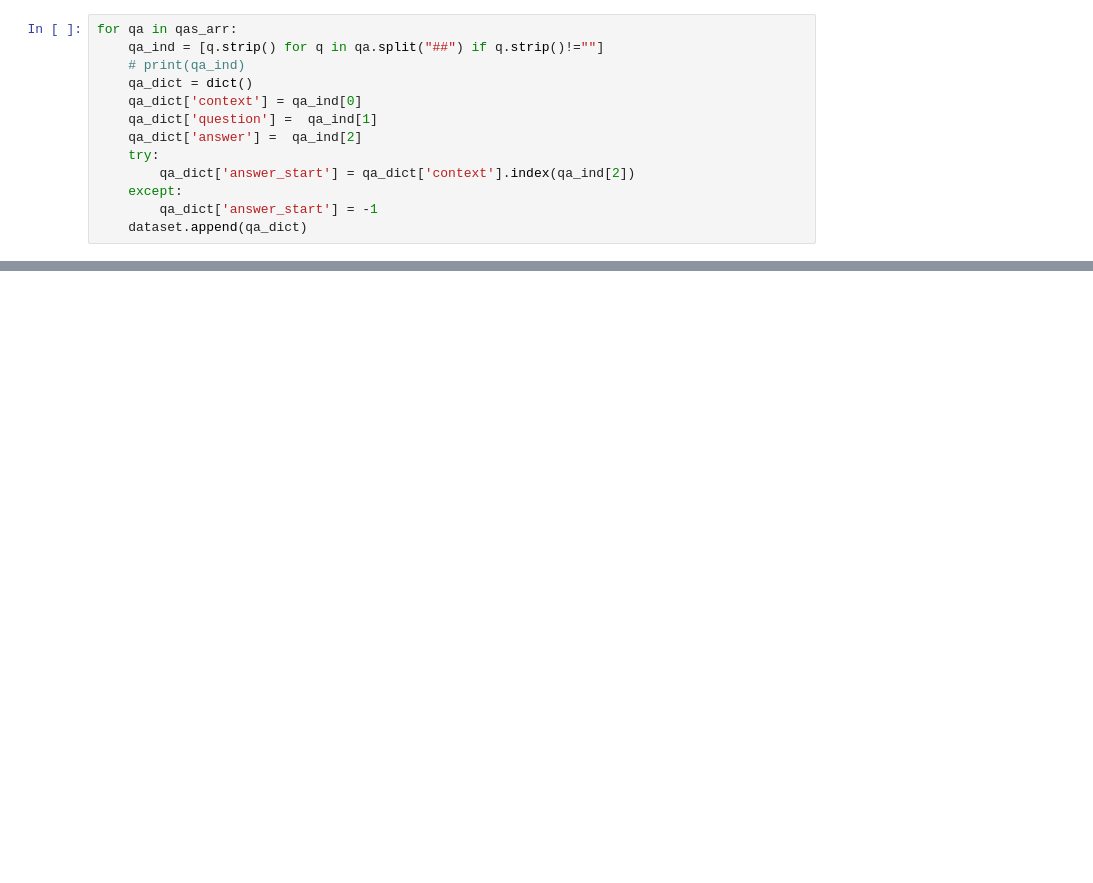
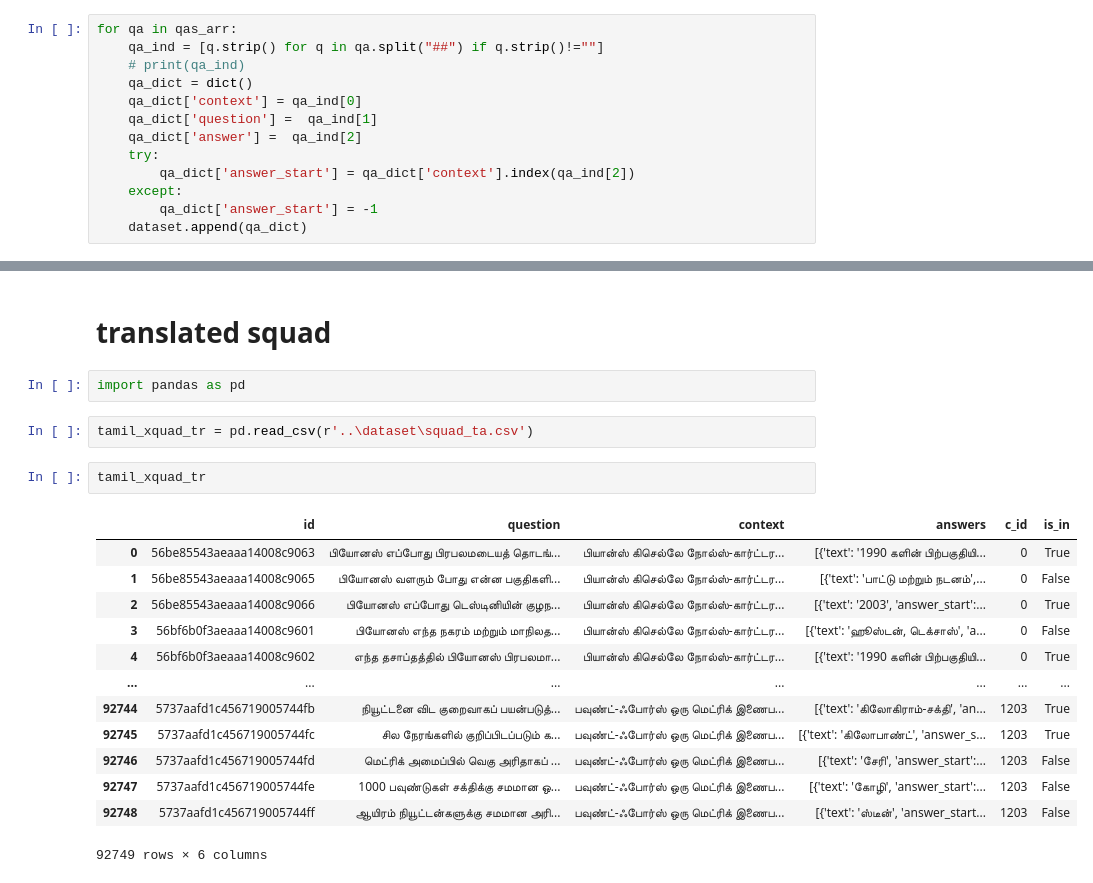
Before and after one commit to AswiN-7/ODQA, a Jupyter notebook: ODQA_utils/dataset_man.ipynb, the cells around one changed output, grey strips where cells are left out. Drawn from its saved outputs; the diff is of its cells as text; blank space fills up the shorter version.

Commit message:
dataset added

```diff
--- a/ODQA_utils/dataset_man.ipynb
+++ b/ODQA_utils/dataset_man.ipynb
@@ -1004,0 +1844,22 @@ len(dataset)
+# %% [markdown]
+# translated squad
+# %%
+import pandas as pd
+# %%
+tamil_xquad_tr = pd.read_csv(r'..\dataset\squad_ta.csv')
+# %%
+tamil_xquad_tr
+# %% [output]
+|  | id | question | context | answers | c_id | is_in |
+| 0 | 56be85543aeaaa14008c9063 | பியோனஸ் எப்போது பிரபலமடையத் தொடங்... | பியான்ஸ் கிசெல்லே நோல்ஸ்-கார்ட்டர... | [{'text': '1990 களின் பிற்பகுதியி... | 0 | True |
+| 1 | 56be85543aeaaa14008c9065 | பியோனஸ் வளரும் போது என்ன பகுதிகளி... | பியான்ஸ் கிசெல்லே நோல்ஸ்-கார்ட்டர... | [{'text': 'பாட்டு மற்றும் நடனம்',... | 0 | False |
+| 2 | 56be85543aeaaa14008c9066 | பியோனஸ் எப்போது டெஸ்டினியின் குழந... | பியான்ஸ் கிசெல்லே நோல்ஸ்-கார்ட்டர... | [{'text': '2003', 'answer_start':... | 0 | True |
+| 3 | 56bf6b0f3aeaaa14008c9601 | பியோனஸ் எந்த நகரம் மற்றும் மாநிலத... | பியான்ஸ் கிசெல்லே நோல்ஸ்-கார்ட்டர... | [{'text': 'ஹூஸ்டன், டெக்சாஸ்', 'a... | 0 | False |
+| 4 | 56bf6b0f3aeaaa14008c9602 | எந்த தசாப்தத்தில் பியோனஸ் பிரபலமா... | பியான்ஸ் கிசெல்லே நோல்ஸ்-கார்ட்டர... | [{'text': '1990 களின் பிற்பகுதியி... | 0 | True |
+| ... | ... | ... | ... | ... | ... | ... |
+| 92744 | 5737aafd1c456719005744fb | நியூட்டனை விட குறைவாகப் பயன்படுத்... | பவுண்ட்-ஃபோர்ஸ் ஒரு மெட்ரிக் இணைப... | [{'text': 'கிலோகிராம்-சக்தி', 'an... | 1203 | True |
+| 92745 | 5737aafd1c456719005744fc | சில நேரங்களில் குறிப்பிடப்படும் க... | பவுண்ட்-ஃபோர்ஸ் ஒரு மெட்ரிக் இணைப... | [{'text': 'கிலோபாண்ட்', 'answer_s... | 1203 | True |
+| 92746 | 5737aafd1c456719005744fd | மெட்ரிக் அமைப்பில் வெகு அரிதாகப் ... | பவுண்ட்-ஃபோர்ஸ் ஒரு மெட்ரிக் இணைப... | [{'text': 'சேரி', 'answer_start':... | 1203 | False |
+| 92747 | 5737aafd1c456719005744fe | 1000 பவுண்டுகள் சக்திக்கு சமமான ஒ... | பவுண்ட்-ஃபோர்ஸ் ஒரு மெட்ரிக் இணைப... | [{'text': 'கோழி', 'answer_start':... | 1203 | False |
+| 92748 | 5737aafd1c456719005744ff | ஆயிரம் நியூட்டன்களுக்கு சமமான அரி... | பவுண்ட்-ஃபோர்ஸ் ஒரு மெட்ரிக் இணைப... | [{'text': 'ஸ்டீன்', 'answer_start... | 1203 | False |
+92749 rows × 6 columns
```
Also changed, not shown: parts of 25 cells of this notebook, 5 other files.
